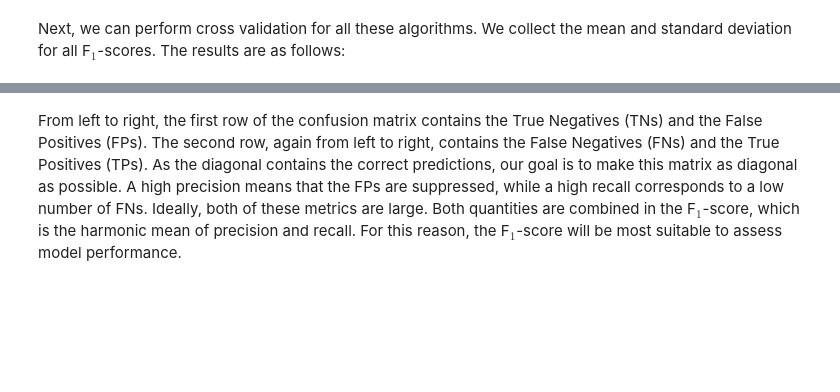
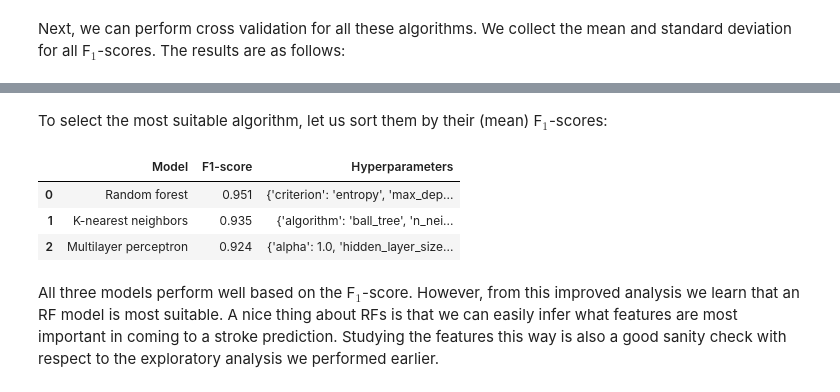
Before and after one commit to tvdaal/stroke-predictions, a Jupyter notebook: stroke_analysis.ipynb, the cells around one changed output, grey strips where cells are left out. Cells and saved outputs as stored; diff of their text form; code cells hidden in the pictures; blank space fills up the shorter version.

Commit message:
Implemented extensive grid search for hyperparameters.

```diff
--- a/stroke_analysis.ipynb
+++ b/stroke_analysis.ipynb
@@ -525,15 +526,15 @@ Labels: (1022,)
 Using the Scikit-learn library, we can quickly try many different machine learning algorithms and select the best one. To this end, we define a function that we can invoke for each algorithm that calculates the mean F$_1$-score that results from cross validation:
 # %%
 def cross_validation(
-        name: str,
         algorithm: Any,
         X_train: NDArray[float],
         y_train: NDArray[int],
 ) -> Dict[str, float]:
     """Performs and assesses cross validation for a given machine learning algorithm.
 
+    The performance metric is the F1-score.
+
     Args:
-        name: The name of the algorithm.
         algorithm: The Scikit-learn algorithm class.
         X_train: The input for training.
         y_train: The labels for training.
@@ -713,0 +644,26 @@ To do:
+# %%
+knn_parameters = {
+    "n_neighbors": [2, 3, 5, 8, 13],
+    "weights": ["uniform", "distance"],
+    "algorithm": ["ball_tree", "kd_tree", "brute"],
+    "p": [1, 2],
+}
+mlp_parameters = {
+    "hidden_layer_sizes": [(8,), (13,), (21,), (8, 8,), (13, 13,), (21, 21,)],
+    "solver": ["adam", "lbfgs"],
+    "alpha": [0.001, 0.01, 0.1, 1.0],
+    "random_state": [0],
+}
+rf_parameters = {
+    "n_estimators": [50, 100, 150],
+    "criterion": ["gini", "entropy"],
+    "max_depth": [None, 3, 5, 8],
+    "min_samples_split": [2, 3, 5, 8],
+    "random_state": [0],
+}
+
+settings = {
+    "K-nearest neighbors": (KNeighborsClassifier(), knn_parameters),
+    "Multilayer perceptron": (MLPClassifier(), mlp_parameters),
+    "Random forest": (RandomForestClassifier(), rf_parameters),
+}
@@ -713,0 +672,12 @@ To do:
+# %%
+search_results = []
+for name, grid in settings.items():
+    algorithm = grid[0]
+    parameters = grid[1]
+    start_time = time.time()
+    results = grid_search(algorithm, parameters, X_train, y_train)
+    elapsed_time = round(time.time() - start_time, 2)
+    best_f1_score = results["F1-score"]
+    best_parameters = results["Parameters"]
+    search_results.append((name, best_f1_score, best_parameters))
+    print("\n{}\nDuration: \t\t{} seconds\nBest F1-score: \t\t{}\nHyperparameters: \t{}".format(name.upper(), elapsed_time, best_f1_score, best_parameters))
@@ -713,0 +699,12 @@ To do:
+# %% [markdown]
+To select the most suitable algorithm, let us sort them by their (mean) F$_1$-scores:
+# %%
+sorted_search_results = sorted(search_results, key=lambda x: x[1], reverse=True)
+pd.DataFrame(sorted_search_results, columns=["Model", "F1-score", "Hyperparameters"])
+# %% [output]
+|  | Model | F1-score | Hyperparameters |
+| 0 | Random forest | 0.951 | {'criterion': 'entropy', 'max_dep... |
+| 1 | K-nearest neighbors | 0.935 | {'algorithm': 'ball_tree', 'n_nei... |
+| 2 | Multilayer perceptron | 0.924 | {'alpha': 1.0, 'hidden_layer_size... |
+# %% [markdown]
+All three models perform well based on the F$_1$-score. However, from this improved analysis we learn that an RF model is most suitable. A nice thing about RFs is that we can easily infer what features are most important in coming to a stroke prediction. Studying the features this way is also a good sanity check with respect to the exploratory analysis we performed earlier.
@@ -719,5 +776,3 @@ To do:
 #     model_results.append((name, results["F1-score"]))
 #     elapsed_time = round(time.time() - start_time, 2)
 #     print("{}\nDuration: {} seconds\n\nConfusion matrix: \n{}\n\nAccuracy: {}, Precision: {}, Recall: {}, F1-score: {}\n\n".format(name.upper(), elapsed_time, results["Confusion matrix"], results["Accuracy"], results["Precision"], results["Recall"], results["F1-score"]))
-# %% [markdown]
-From left to right, the first row of the confusion matrix contains the True Negatives (TNs) and the False Positives (FPs). The second row, again from left to right, contains the False Negatives (FNs) and the True Positives (TPs). As the diagonal contains the correct predictions, our goal is to make this matrix as diagonal as possible. A high precision means that the FPs are suppressed, while a high recall corresponds to a low number of FNs. Ideally, both of these metrics are large. Both quantities are combined in the F$_1$-score, which is the harmonic mean of precision and recall. For this reason, the F$_1$-score will be most suitable to assess model performance.
```
Also changed, not shown: parts of 124 cells of this notebook.
